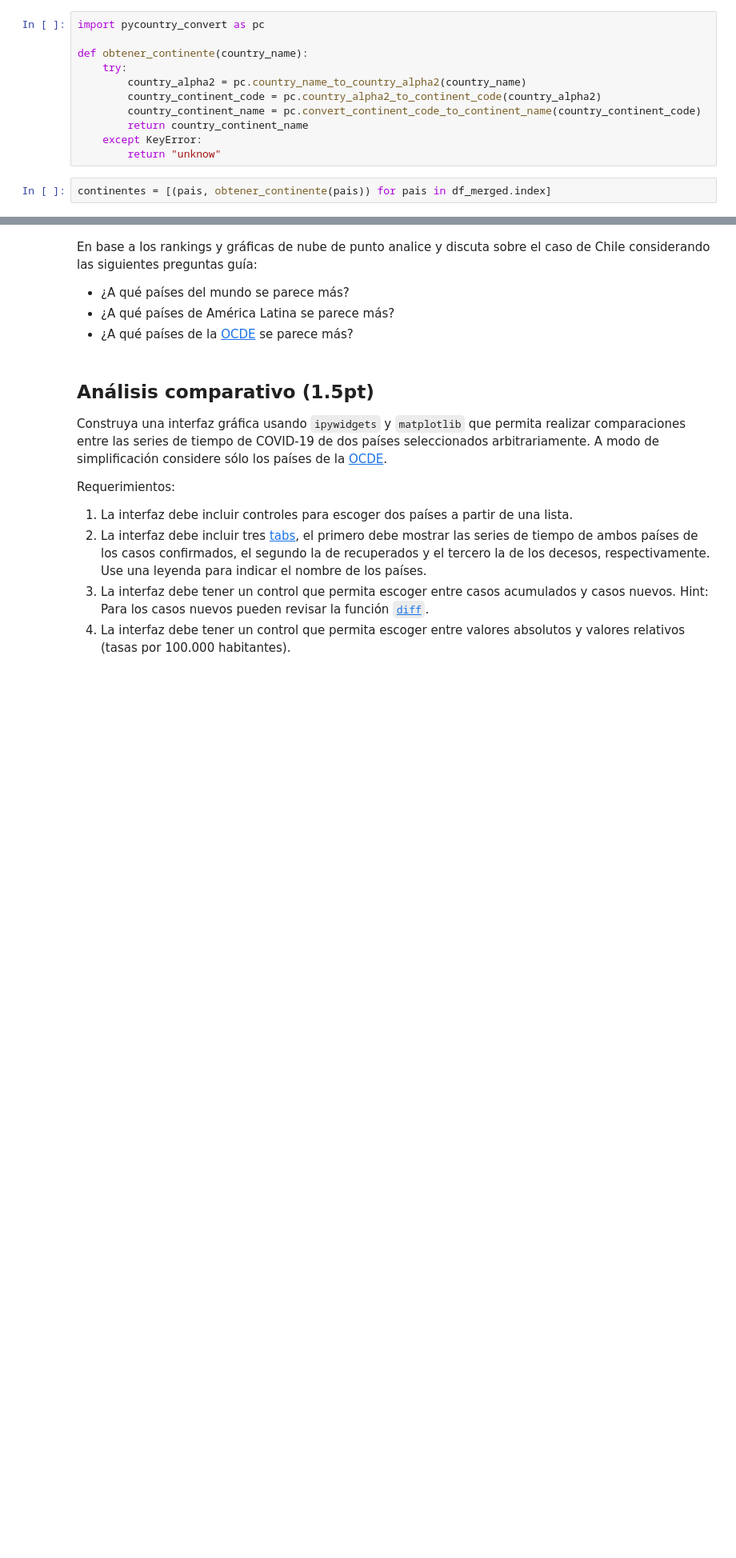
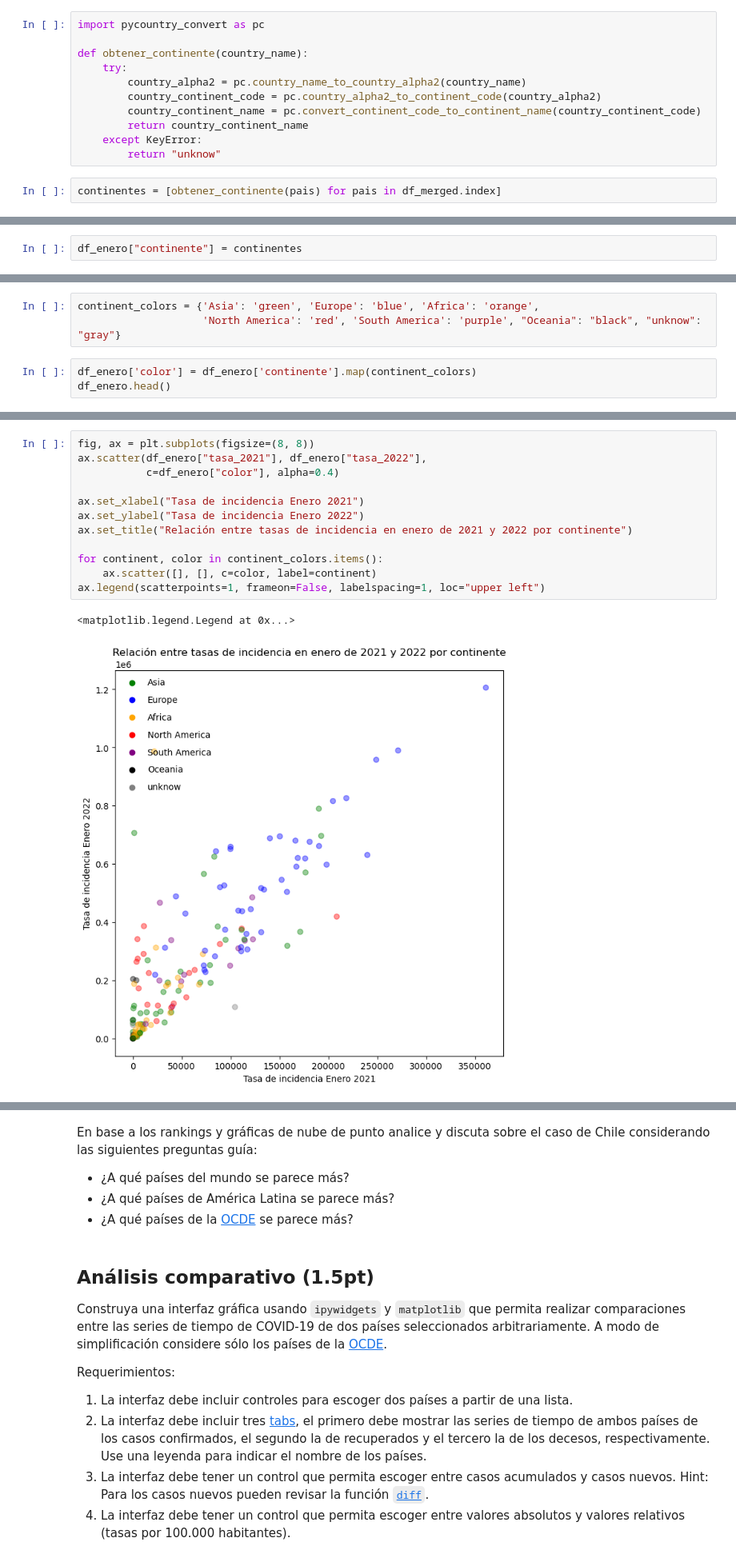
Before and after one commit to phuijse-classroom/info147-tarea-unidad1-lentejascontomate, a Jupyter notebook: enunciado.ipynb, the cells around one changed output, grey strips where cells are left out. Shown at 80% size. Cells and saved outputs as stored; diff of their text form; blank space fills up the shorter version.

```diff
--- a/enunciado.ipynb
+++ b/enunciado.ipynb
@@ -459,4 +530,4 @@ def obtener_continente(country_name):
     except KeyError:
         return "unknow"
 # %%
-continentes = [(pais, obtener_continente(pais)) for pais in df_merged.index]
+continentes = [obtener_continente(pais) for pais in df_merged.index]
@@ -466,0 +534,2 @@ continentes.count("unknow")
+# %%
+df_enero["continente"] = continentes
@@ -466,0 +551,6 @@ continentes.count("unknow")
+# %%
+continent_colors = {'Asia': 'green', 'Europe': 'blue', 'Africa': 'orange',
+                    'North America': 'red', 'South America': 'purple', "Oceania": "black", "unknow": "gray"}
+# %%
+df_enero['color'] = df_enero['continente'].map(continent_colors)
+df_enero.head()
@@ -466,0 +565,15 @@ continentes.count("unknow")
+# %%
+fig, ax = plt.subplots(figsize=(8, 8))
+ax.scatter(df_enero["tasa_2021"], df_enero["tasa_2022"],
+           c=df_enero["color"], alpha=0.4)
+
+ax.set_xlabel("Tasa de incidencia Enero 2021")
+ax.set_ylabel("Tasa de incidencia Enero 2022")
+ax.set_title("Relación entre tasas de incidencia en enero de 2021 y 2022 por continente")
+
+for continent, color in continent_colors.items():
+    ax.scatter([], [], c=color, label=continent)
+ax.legend(scatterpoints=1, frameon=False, labelspacing=1, loc="upper left")
+# %% [output]
+<matplotlib.legend.Legend at 0x...>
+[figure, added]
```
Also changed, not shown: parts of 21 cells of this notebook.
